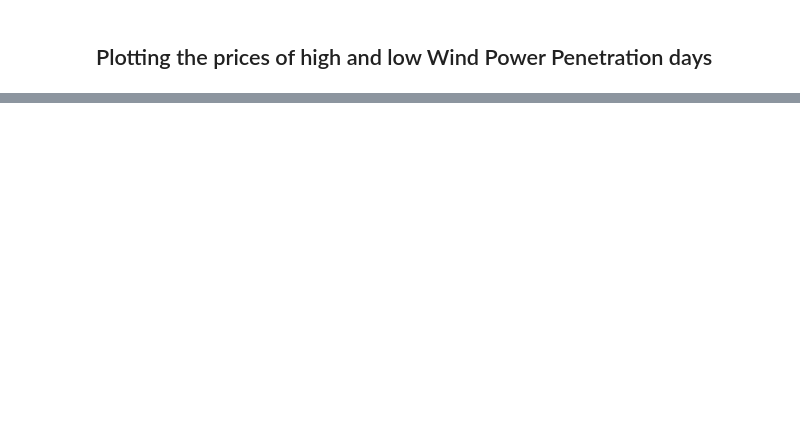
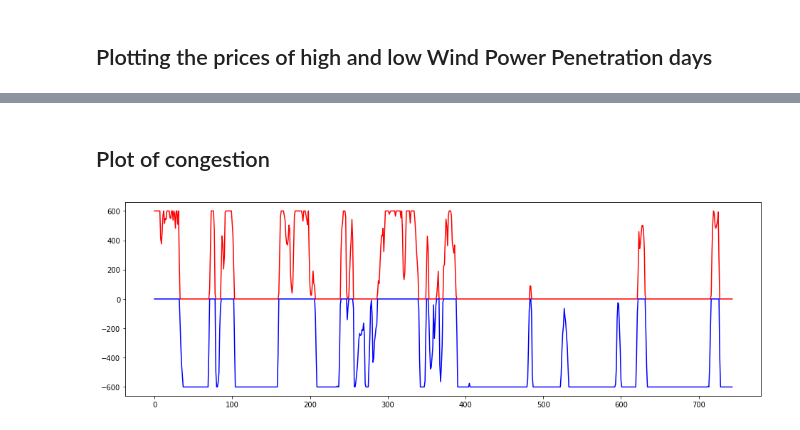
Before and after one commit to lucasblt/ren-elec-markets, a Jupyter notebook: assignment1/assignment1-Copy1.ipynb, the cells around one changed output, grey strips where cells are left out. Cells and saved outputs as stored; diff of their text form; code cells hidden in the pictures; blank space fills up the shorter version.

```diff
--- a/assignment1/assignment1-Copy1.ipynb
+++ b/assignment1/assignment1-Copy1.ipynb
@@ -389,0 +422,18 @@ windProg_df.set_index('ts').loc[high_ts]['DK1']
+# %% [markdown]
+## Plot of congestion
+# %%
+time = congestion_df['ts'].values
+congestion = congestion_df['Energy Exchanged'].values
+
+pos_congestion = congestion.copy()
+neg_congestion = congestion.copy()
+
+pos_congestion[pos_congestion <= 0] = 0
+neg_congestion[neg_congestion > 0] = 0
+
+plt.figure(figsize=(16, 5))
+plt.plot(pos_congestion, color='r')
+plt.plot(neg_congestion, color='b')
+plt.show()
+# %% [output]
+[figure, added]
```
Also changed, not shown: parts of 11 cells of this notebook, 1 other file.
